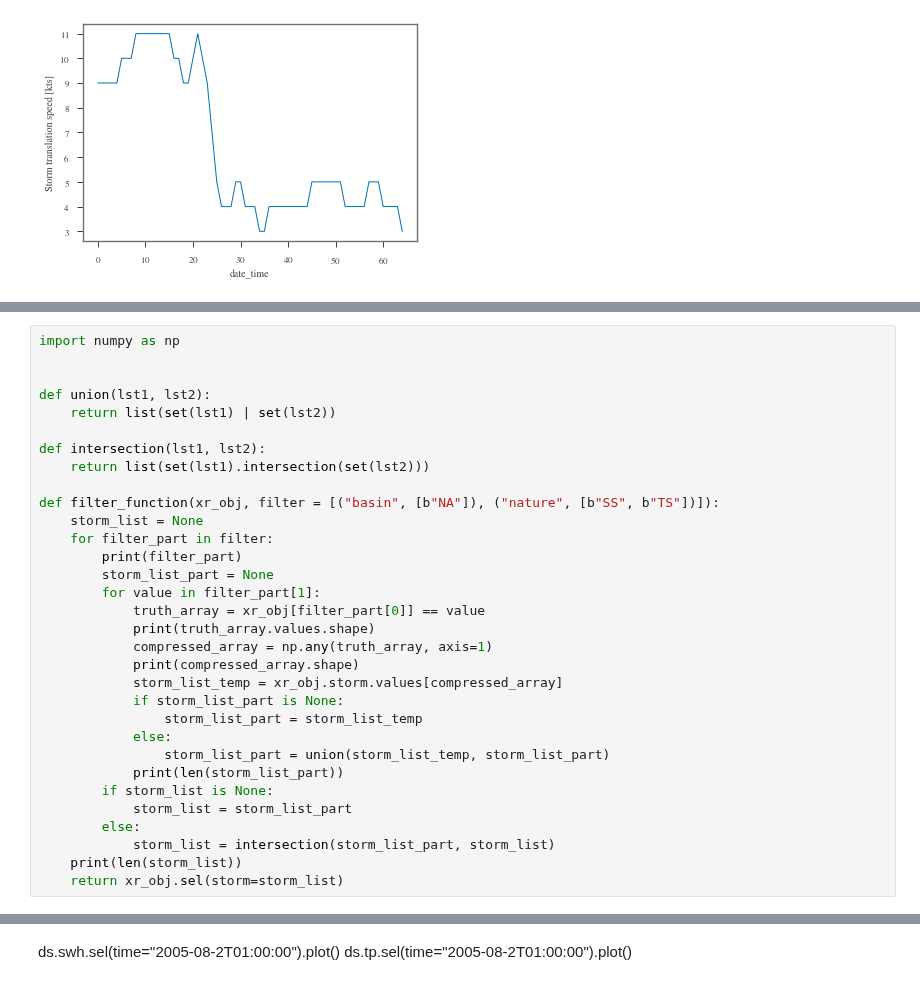
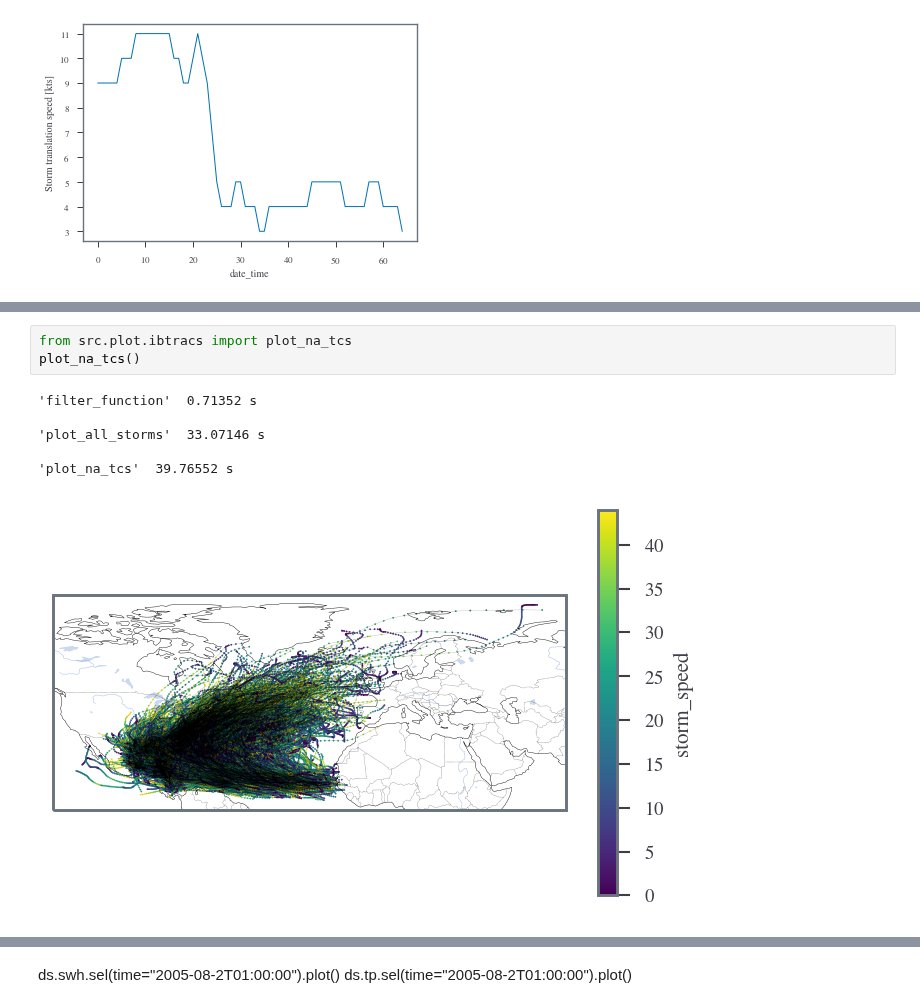
Before and after one commit to sdat2/adcirc-emulation, a Jupyter notebook: notebooks/exploratory/IBTRACS.ipynb, the cells around one changed output, grey strips where cells are left out. Saved outputs shown, nothing was run; the diff lists cells and outputs as text.

Commit message:
ext: adding plot map, transform may not have been added correctly

```diff
--- a/notebooks/exploratory/IBTRACS.ipynb
+++ b/notebooks/exploratory/IBTRACS.ipynb
@@ -42,35 +25,13 @@ plot_all_storms()
-# %%
-import numpy as np
-
-
-def union(lst1, lst2):
-    return list(set(lst1) | set(lst2))
-
-def intersection(lst1, lst2):
-    return list(set(lst1).intersection(set(lst2)))
-
-def filter_function(xr_obj, filter = [("basin", [b"NA"]), ("nature", [b"SS", b"TS"])]):
-    storm_list = None
-    for filter_part in filter:
-        print(filter_part)
-        storm_list_part = None
-        for value in filter_part[1]:
-            truth_array = xr_obj[filter_part[0]] == value
-            print(truth_array.values.shape)
-            compressed_array = np.any(truth_array, axis=1)
-            print(compressed_array.shape)
-            storm_list_temp = xr_obj.storm.values[compressed_array]
-            if storm_list_part is None:
-                storm_list_part = storm_list_temp
-            else:
-                storm_list_part = union(storm_list_temp, storm_list_part)
-            print(len(storm_list_part))
-        if storm_list is None:
-            storm_list = storm_list_part
-        else:
-            storm_list = intersection(storm_list_part, storm_list)
-    print(len(storm_list))
-    return xr_obj.sel(storm=storm_list)
+# %%
+from src.plot.ibtracs import plot_na_tcs
+plot_na_tcs()
+# %% [output]
+'filter_function'  0.71352 s
+
+'plot_all_storms'  33.07146 s
+
+'plot_na_tcs'  39.76552 s
+[figure, added]
 # %%
 na = np.array([2, 1, 0])
 ta = np.array([False, True, False])
```
Also changed, not shown: parts of 9 cells of this notebook, 4 other files.
